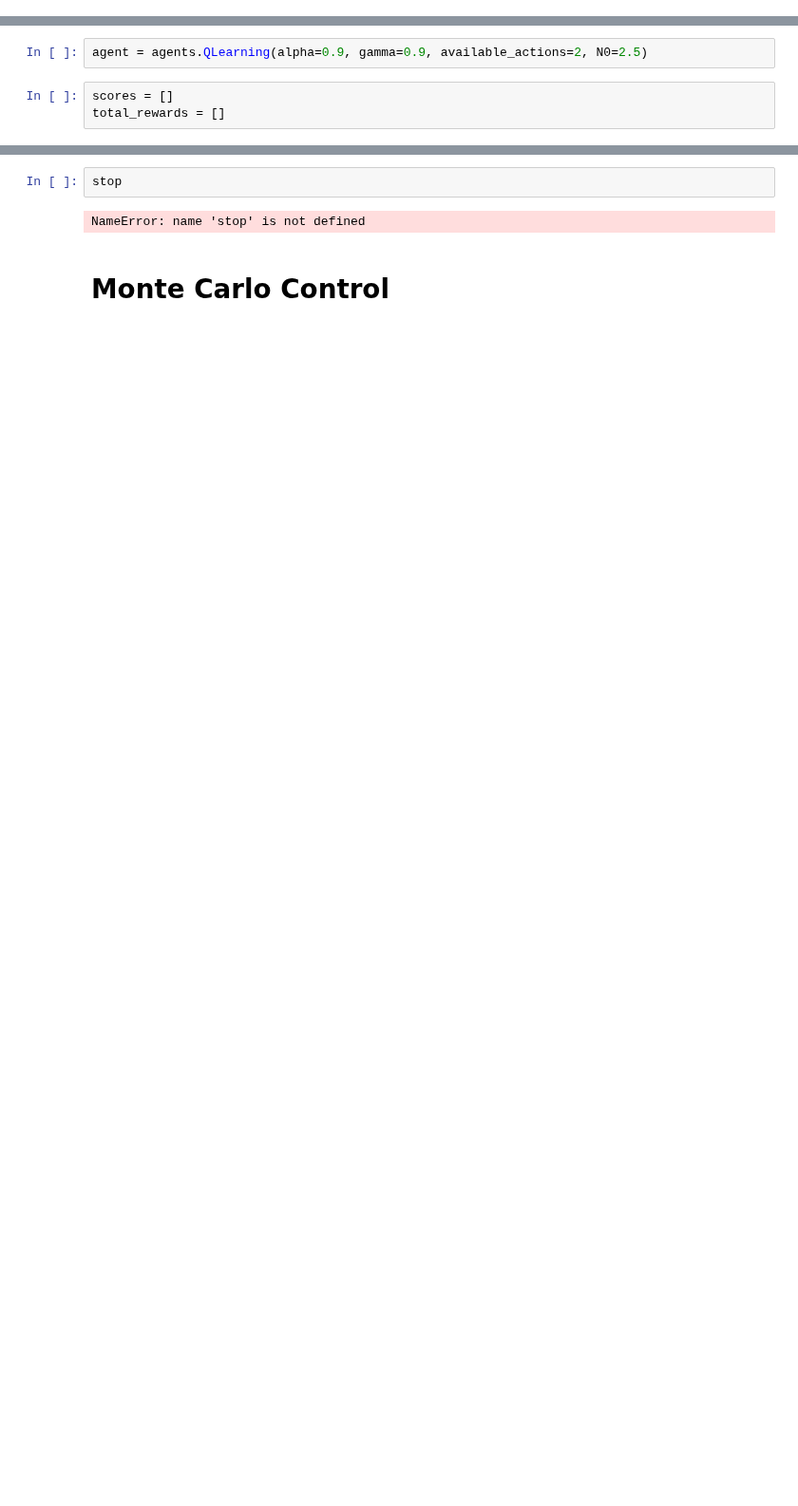
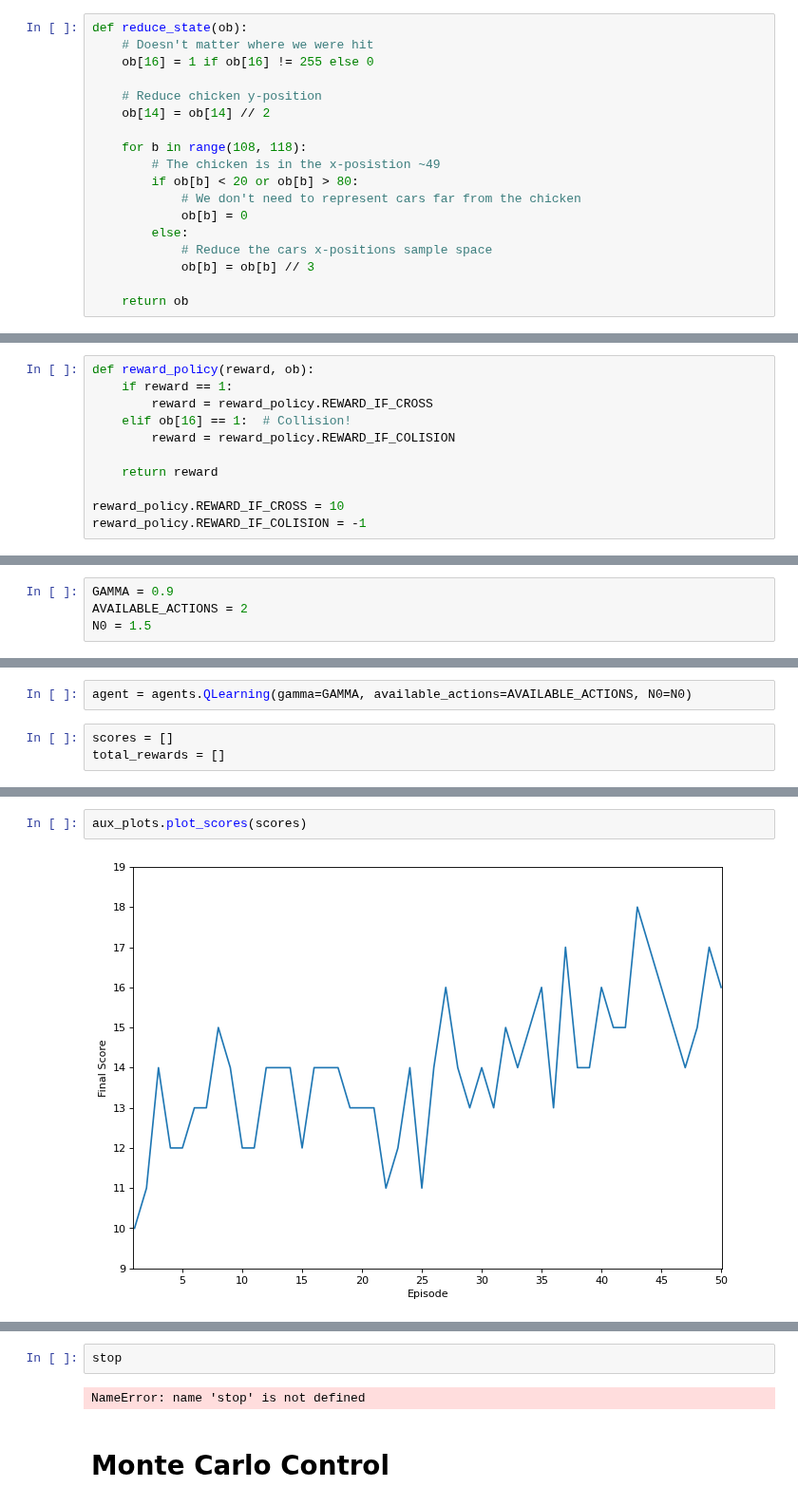
Before and after one commit to DionisiusMayr/FreewayGame, a Jupyter notebook: dionisius.mayr/dm_freeway.ipynb, the cells around one changed output, grey strips where cells are left out. Shown at 95% size. Drawn from its saved outputs; the diff is of its cells as text; blank space fills up the shorter version.

```diff
--- a/dionisius.mayr/dm_freeway.ipynb
+++ b/dionisius.mayr/dm_freeway.ipynb
@@ -88,0 +101,18 @@ TODO: explain why we must reduce the state space
+# %%
+def reduce_state(ob):
+    # Doesn't matter where we were hit
+    ob[16] = 1 if ob[16] != 255 else 0
+
+    # Reduce chicken y-position
+    ob[14] = ob[14] // 2
+
+    for b in range(108, 118):
+        # The chicken is in the x-posistion ~49
+        if ob[b] < 20 or ob[b] > 80:
+            # We don't need to represent cars far from the chicken
+            ob[b] = 0
+        else:
+            # Reduce the cars x-positions sample space
+            ob[b] = ob[b] // 3
+
+    return ob
@@ -88,0 +121,11 @@ TODO: explain why we must reduce the state space
+# %%
+def reward_policy(reward, ob):
+    if reward == 1:
+        reward = reward_policy.REWARD_IF_CROSS
+    elif ob[16] == 1:  # Collision!
+        reward = reward_policy.REWARD_IF_COLISION
+
+    return reward
+
+reward_policy.REWARD_IF_CROSS = 10
+reward_policy.REWARD_IF_COLISION = -1
@@ -89,2 +134,6 @@ TODO: explain why we must reduce the state space
+# %%
+GAMMA = 0.9
+AVAILABLE_ACTIONS = 2
+N0 = 1.5
 # %% [markdown]
 # Q-Learning
@@ -97,7 +140,7 @@ RAM_mask = [
 # %%
 env, initial_state = environment.get_env()
 # %%
-agent = agents.QLearning(alpha=0.9, gamma=0.9, available_actions=2, N0=2.5)
+agent = agents.QLearning(gamma=GAMMA, available_actions=AVAILABLE_ACTIONS, N0=N0)
 # %%
 scores = []
 total_rewards = []
@@ -226,0 +196,4 @@ ax.plot(range(1, len(total_rewards) + 1), total_rewards, color='red')
+# %%
+aux_plots.plot_scores(scores)
+# %% [output]
+[figure, added]
```
Also changed, not shown: parts of 29 cells of this notebook, 1 other file.
